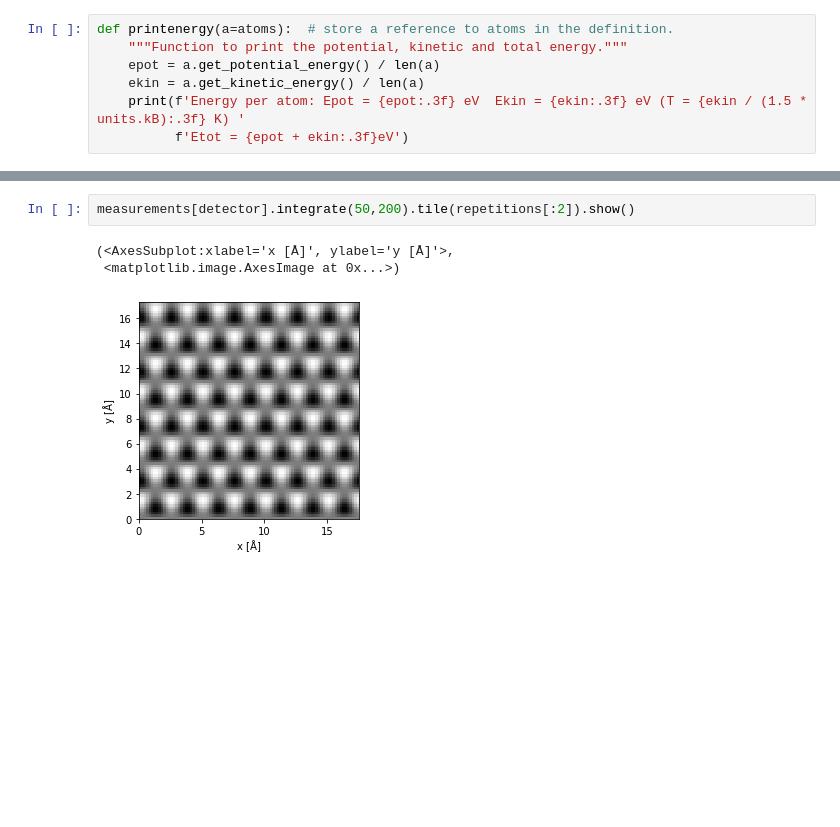
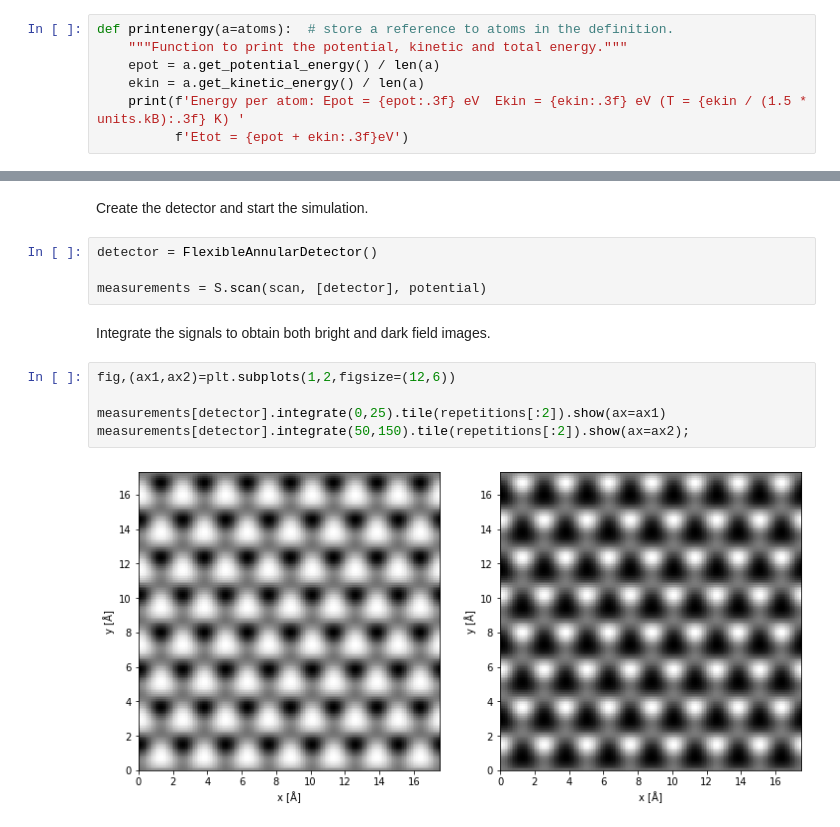
Before and after one commit to abTEM/abTEM, a Jupyter notebook: examples/other/lammps.ipynb, the cells around one changed output, grey strips where cells are left out. Drawn from its saved outputs; the diff is of its cells as text; blank space fills up the shorter version.

```diff
--- a/examples/other/lammps.ipynb
+++ b/examples/other/lammps.ipynb
@@ -127,6 +131,15 @@ measurements[detector].show(figsize=(12,12))
-# %%
-measurements[detector].integrate(50,200).tile(repetitions[:2]).show()
-# %% [output]
-(<AxesSubplot:xlabel='x [Å]', ylabel='y [Å]'>,
- <matplotlib.image.AxesImage at 0x...>)
-[figure, removed]
+# %% [markdown]
+Create the detector and start the simulation.
+# %%
+detector = FlexibleAnnularDetector()
+
+measurements = S.scan(scan, [detector], potential)
+# %% [markdown]
+Integrate the signals to obtain both bright and dark field images.
+# %%
+fig,(ax1,ax2)=plt.subplots(1,2,figsize=(12,6))
+
+measurements[detector].integrate(0,25).tile(repetitions[:2]).show(ax=ax1)
+measurements[detector].integrate(50,150).tile(repetitions[:2]).show(ax=ax2);
+# %% [output]
+[figure, added]
```
Also changed, not shown: parts of 20 cells of this notebook.
